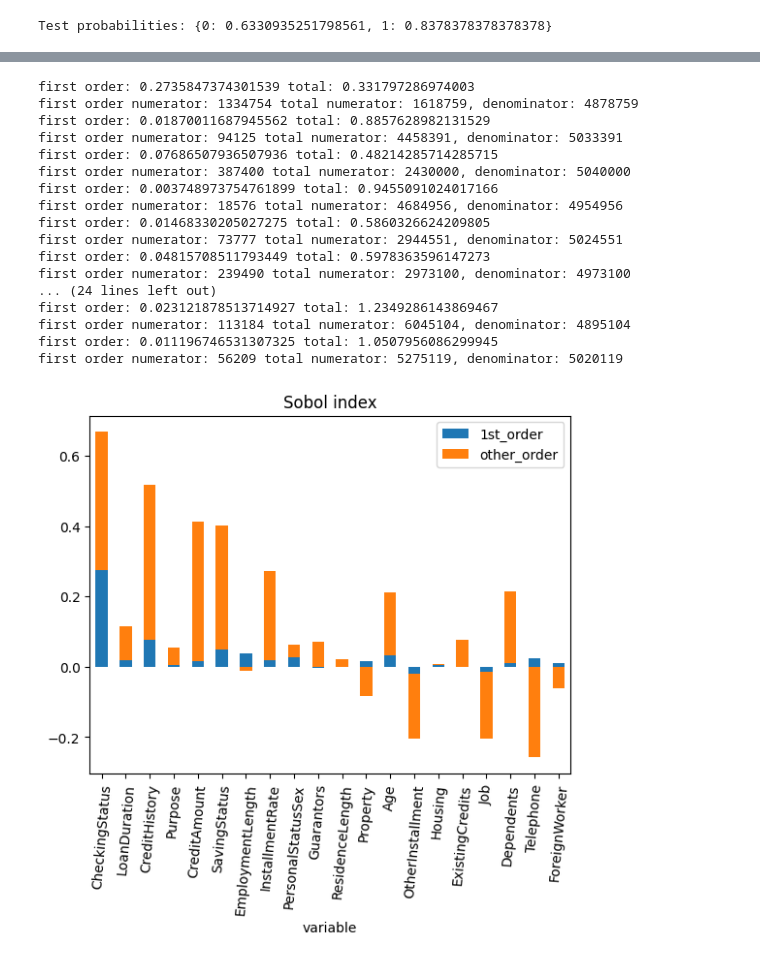
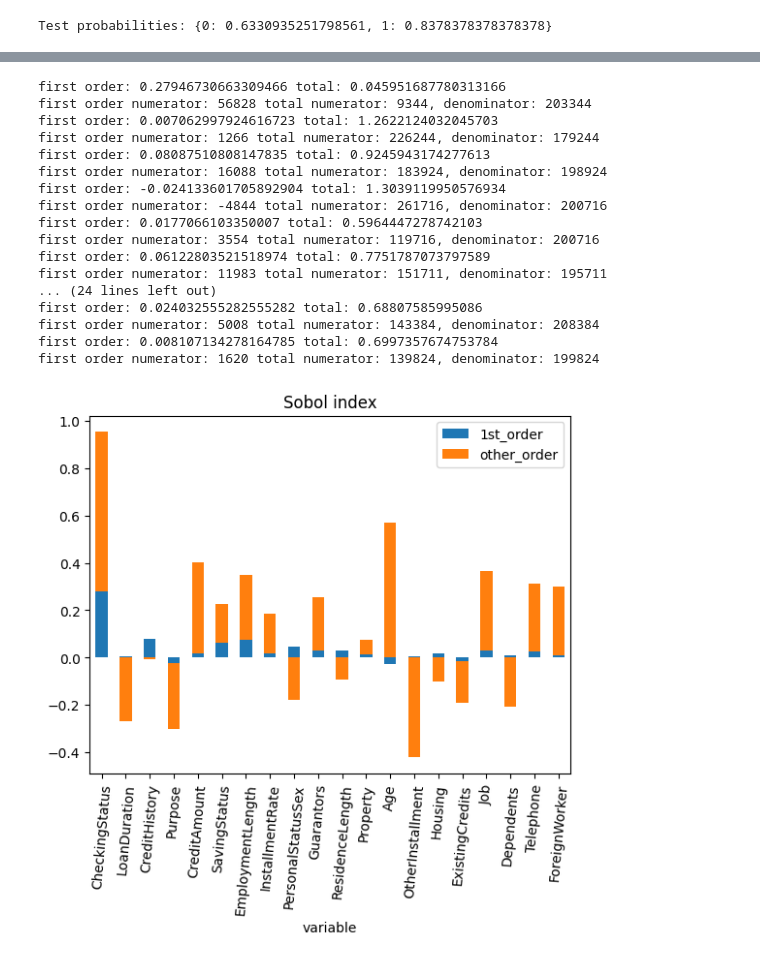
Before and after one commit to AllmieBloom/summer24, a Jupyter notebook: sobol_indices_article_example.ipynb, the cells around one changed output, grey strips where cells are left out. Saved outputs shown, nothing was run; the diff lists cells and outputs as text; code cells hidden in the pictures.

```diff
--- a/sobol_indices_article_example.ipynb
+++ b/sobol_indices_article_example.ipynb
@@ -25,6 +25,31 @@ def create_combined(data_a, data_b, index_fix):
     data_combined[:, index_fix] = data_a[:, index_fix] # sets col index_fix in data_combined to col index_fix of data_a
     return data_combined
 # %%
+def estimator_article(y_a, y_b, y_ab, N):
+    # first_order = N * Sum(Y_a * Y_ab) - Sum(Y_a) * Sum(Y_ab)
+    first = N * np.sum(np.multiply(y_a, y_ab)) - (np.sum(y_a)*np.sum(y_ab))
+
+
+    # total = N * Sum(Y_b * Y_ab) - Sum(Y_a)^2
+    tot = N * np.sum(np.multiply(y_b, y_ab)) - (np.sum(y_a)**2) # np.multiply - multiples two matrices
+
+    # denom = N * Sum(Y_a^2) - Sum(Y_a)^2
+    denom = N * np.sum(y_a**2) - (np.sum(y_a))**2
+
+    return first, tot, denom
+
+
+def estimator_wiki(y_a, y_b, y_ab, N):
+    # 1 / N * Sum(y_b (y_ab - y_a))
+    first = (1 / N) * (np.multiply(y_b, np.subtract(y_ab, y_a)))
+
+    tot = (1/ 2*N) * np.sum(np.subtract(y_a - y_ab)**2) # np.multiply - multiples two matrices
+
+    denom = N * np.sum(y_a**2) - (np.sum(y_a))**2
+
+    return first, tot, denom
+
+
 def sobol_indice_1st_and_total_order(model_type, model, var_index, data, N):
     """Determines first and total indice."""
     # === Monte Carlo step ===
@@ -44,15 +69,7 @@ def sobol_indice_1st_and_total_order(model_type, model, var_index, data, N):
         y_ab = model.predict(matrix_ab)
 
     # === Calculate indices ===
-    # first_order = N * Sum(Y_a * Y_ab) - Sum(Y_a) * Sum(Y_ab)
-    first_order = N * np.sum(np.multiply(y_a, y_ab)) - (np.sum(y_a)*np.sum(y_ab))
-
-
-    # total = N * Sum(Y_b * Y_ab) - Sum(Y_a)^2
-    tot = N * np.sum(np.multiply(y_b, y_ab)) - (np.sum(y_a)**2) # np.multiply - multiples two matrices
-
-    # denom = N * Sum(Y_a^2) - Sum(Y_a)^2
-    denom = N * np.sum(y_a**2) - (np.sum(y_a))**2
+    first_order, tot, denom = estimator_article(y_a, y_b, y_ab, N)
 
     print(f"first order: {first_order / denom} total: {tot / denom}")
     print(f"first order numerator: {first_order} total numerator: {tot}, denominator: {denom}")
@@ -207,48 +224,48 @@ age = (
     "Age over 35"
 )
 weight_counts = {
     "Predicted No Default": np.array([underage_1, overage_1]),
     "Predicted Default": np.array([underage_2, overage_2]),
 }
 width = 0.5
 fig, ax = plt.subplots()
 bottom = np.zeros(2)
 for boolean, weight_count in weight_counts.items():
     p = ax.bar(age, weight_count, width, label=boolean, bottom=bottom)
     bottom += weight_count
 plt.legend(loc="upper center")
 plt.show()
 
 # === Sobol Indices ===
 attributes = attributes[0:20]
 
 # turn x_test into dictionary to use with sobol indice functions
 x_test_dict = {}
 for key in attributes:
     x_test_dict[key] = []
 for row in x_test:
     for i, val in enumerate(row):
         x_test_dict[attributes[i]].append(val)
 X = pd.DataFrame(data=x_test_dict)
-plot_credit_results(logistic_regression_model, X, 5000)
+plot_credit_results(logistic_regression_model, X, 1000)
 # %% [output]
 Test probabilities: {0: 0.6330935251798561, 1: 0.8378378378378378}
 [figure]
-first order: 0.2735847374301539 total: 0.331797286974003
-first order numerator: 1334754 total numerator: 1618759, denominator: 4878759
-first order: 0.01870011687945562 total: 0.8857628982131529
-first order numerator: 94125 total numerator: 4458391, denominator: 5033391
-first order: 0.07686507936507936 total: 0.48214285714285715
-first order numerator: 387400 total numerator: 2430000, denominator: 5040000
-first order: 0.003748973754761899 total: 0.9455091024017166
-first order numerator: 18576 total numerator: 4684956, denominator: 4954956
-first order: 0.01468330205027275 total: 0.5860326624209805
-first order numerator: 73777 total numerator: 2944551, denominator: 5024551
-first order: 0.04815708511793449 total: 0.5978363596147273
-first order numerator: 239490 total numerator: 2973100, denominator: 4973100
+first order: 0.27946730663309466 total: 0.045951687780313166
+first order numerator: 56828 total numerator: 9344, denominator: 203344
+first order: 0.007062997924616723 total: 1.2622124032045703
+first order numerator: 1266 total numerator: 226244, denominator: 179244
+first order: 0.08087510808147835 total: 0.9245943174277613
+first order numerator: 16088 total numerator: 183924, denominator: 198924
+first order: -0.024133601705892904 total: 1.3039119950576934
+first order numerator: -4844 total numerator: 261716, denominator: 200716
+first order: 0.0177066103350007 total: 0.5964447278742103
+first order numerator: 3554 total numerator: 119716, denominator: 200716
+first order: 0.06122803521518974 total: 0.7751787073797589
+first order numerator: 11983 total numerator: 151711, denominator: 195711
 ... (24 lines left out)
-first order: 0.023121878513714927 total: 1.2349286143869467
-first order numerator: 113184 total numerator: 6045104, denominator: 4895104
-first order: 0.011196746531307325 total: 1.0507956086299945
-first order numerator: 56209 total numerator: 5275119, denominator: 5020119
+first order: 0.024032555282555282 total: 0.68807585995086
+first order numerator: 5008 total numerator: 143384, denominator: 208384
+first order: 0.008107134278164785 total: 0.6997357674753784
+first order numerator: 1620 total numerator: 139824, denominator: 199824
-[figure, old version]
+[figure, new version]
```
Also changed, not shown: parts of 1 cell of this notebook.
